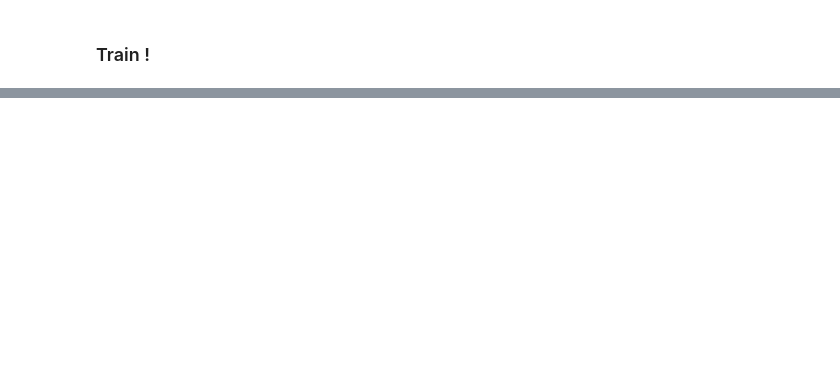
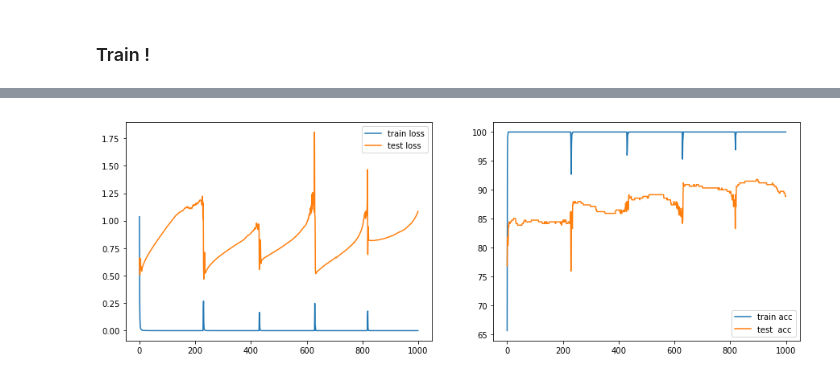
Before and after one commit to atwhitman/4194FinalProject, a Jupyter notebook: HAR_classifier.ipynb, the cells around one changed output, grey strips where cells are left out. Cells and saved outputs as stored; diff of their text form; code cells hidden in the pictures; blank space fills up the shorter version.

Commit message:
initial training results.

```diff
--- a/HAR_classifier.ipynb
+++ b/HAR_classifier.ipynb
@@ -41,6 +41,8 @@ split = 0.7
 
 num_epoch = 1000
 lr = 0.5e-4
+batch_size = 10
+num_workers = 1
 # %% [markdown]
 ### Create Model
 # %%
@@ -76,0 +94,10 @@ loss  = 1
+# %%
+# ...
+train_data, train_labels, test_data, test_labels = load_data()
+# %%
+# convert to torch Tensor objects
+train_data = torch.Tensor(train_data)
+train_labels = torch.Tensor(train_labels)
+
+test_data = torch.Tensor(test_data)
+test_labels = torch.Tensor(test_labels)
@@ -77,3 +115,11 @@ loss  = 1
+# %%
+train_ds = har_dataset(train_data, train_labels)
+train_dl = DataLoader(train_ds, batch_size=batch_size, num_workers=num_workers)
+train_batches = train_dl.__len__()
+
+test_ds = har_dataset(test_data, test_labels)
+test_dl = DataLoader(test_ds, batch_size=batch_size, num_workers=num_workers)
+test_batches = test_dl.__len__()
 # %% [markdown]
 ### Train !
 # %%
@@ -171,0 +245,23 @@ for epoch in range(num_epoch):
+# %%
+x = np.linspace(0,epoch,epoch+1)
+
+tr_loss = stats[:,train,loss]
+ts_loss = stats[:,test, loss]
+
+tr_acc = stats[:, train, acc]
+ts_acc = stats[:, test,  acc]
+
+plt.figure(figsize=(15,5))
+plt.subplot(1,2,1)
+plt.plot(x,tr_loss,label='train loss')
+plt.plot(x,ts_loss,label='test loss')
+plt.legend()
+
+plt.subplot(1,2,2)
+plt.plot(x,tr_acc,label='train acc')
+plt.plot(x,ts_acc,label='test  acc')
+plt.legend()
+
+plt.show()
+# %% [output]
+[figure, added]
```
Also changed, not shown: parts of 8 cells of this notebook, 1 other file.
